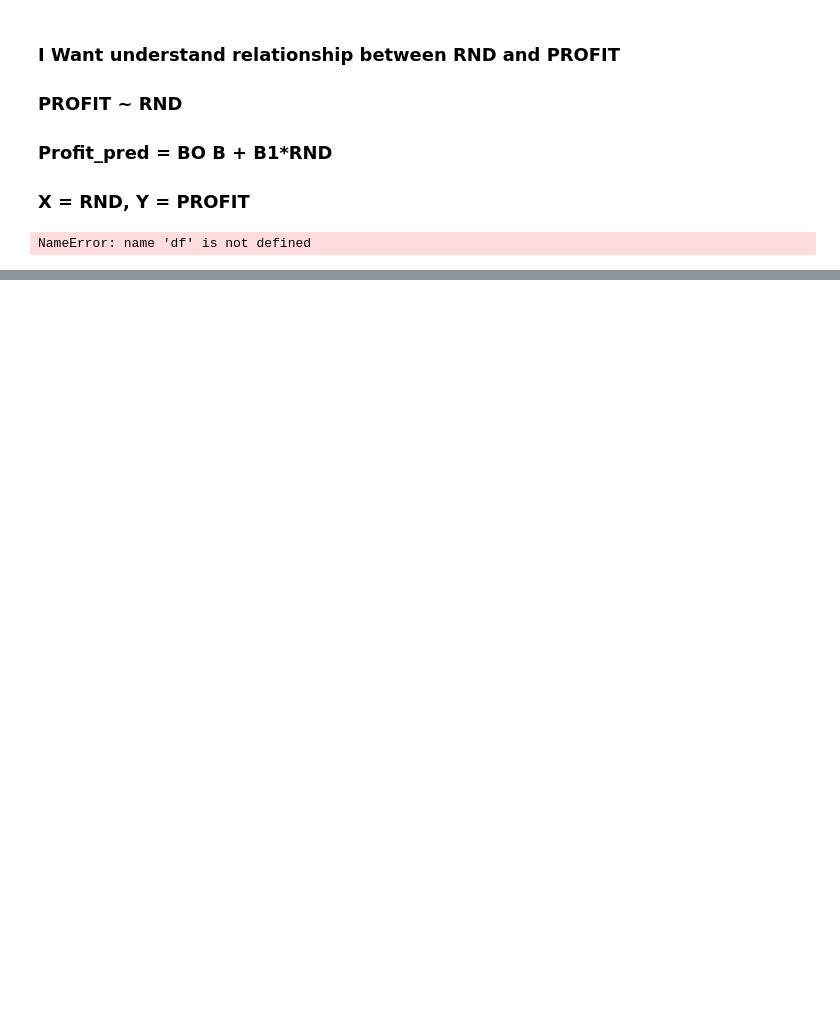
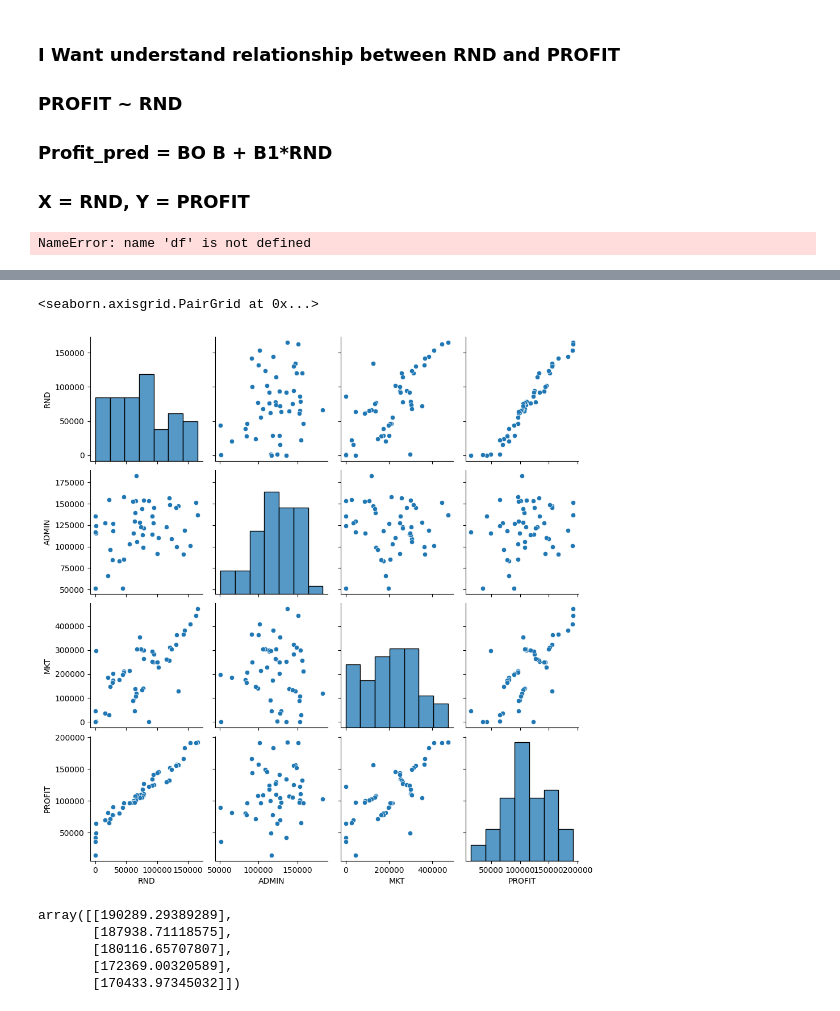
Before and after one commit to Telange/ML-Ravet-5-7-Tue-Wed, a Jupyter notebook: 1 Simple Linear Regression/SLR.ipynb, the cells around one changed output, grey strips where cells are left out. Saved outputs shown, nothing was run; the diff lists cells and outputs as text; code cells hidden in the pictures; blank space fills up the shorter version.

```diff
--- a/1 Simple Linear Regression/SLR.ipynb
+++ b/1 Simple Linear Regression/SLR.ipynb
@@ -26,0 +79,14 @@ NameError: name 'df' is not defined
+# %%
+sns.pairplot(data=df)
+# %% [output]
+<seaborn.axisgrid.PairGrid at 0x...>
+[figure, added]
+# %%
+ypred = model.predict(X)
+ypred[0:5]
+# %% [output]
+array([[190289.29389289],
+       [187938.71118575],
+       [180116.65707807],
+       [172369.00320589],
+       [170433.97345032]])
```
Also changed, not shown: parts of 27 cells of this notebook, 5 other files.
